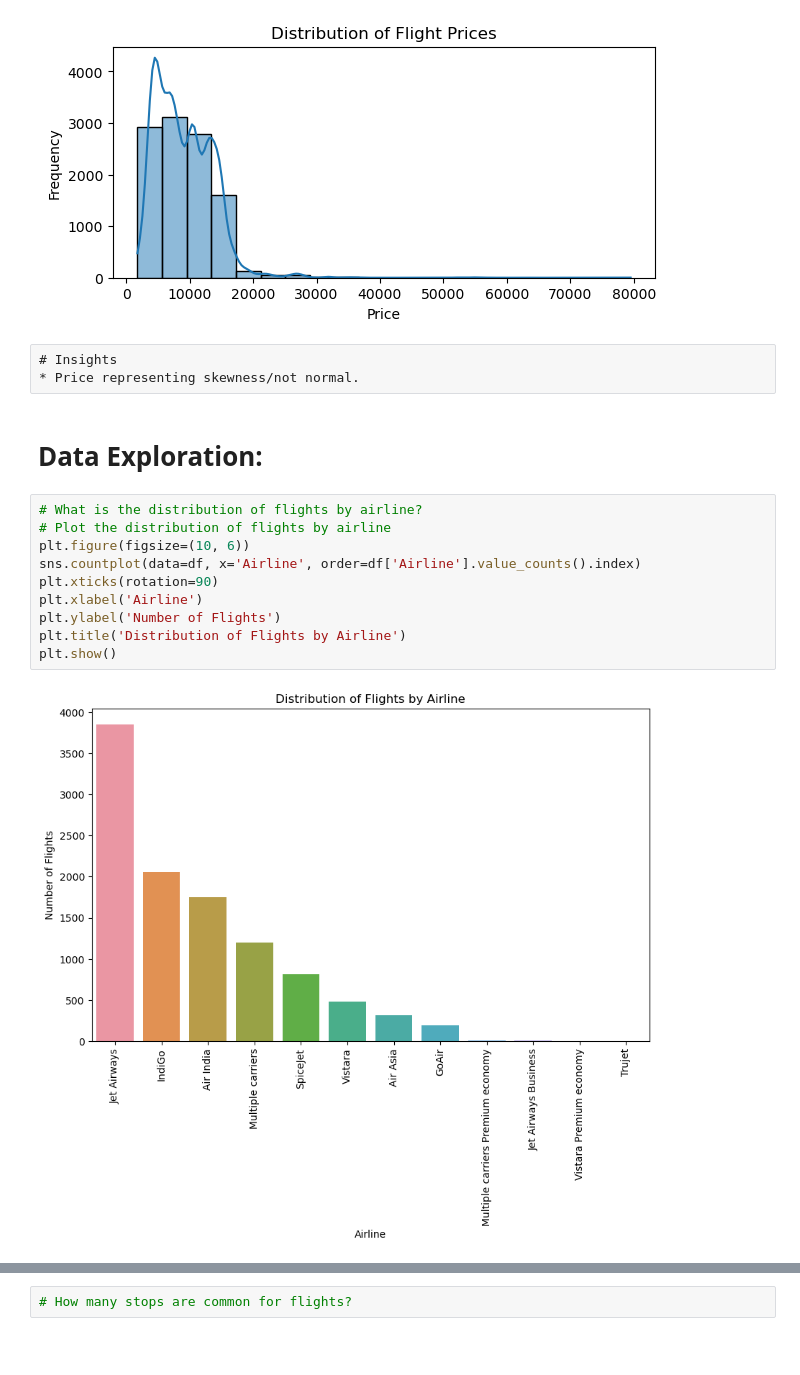
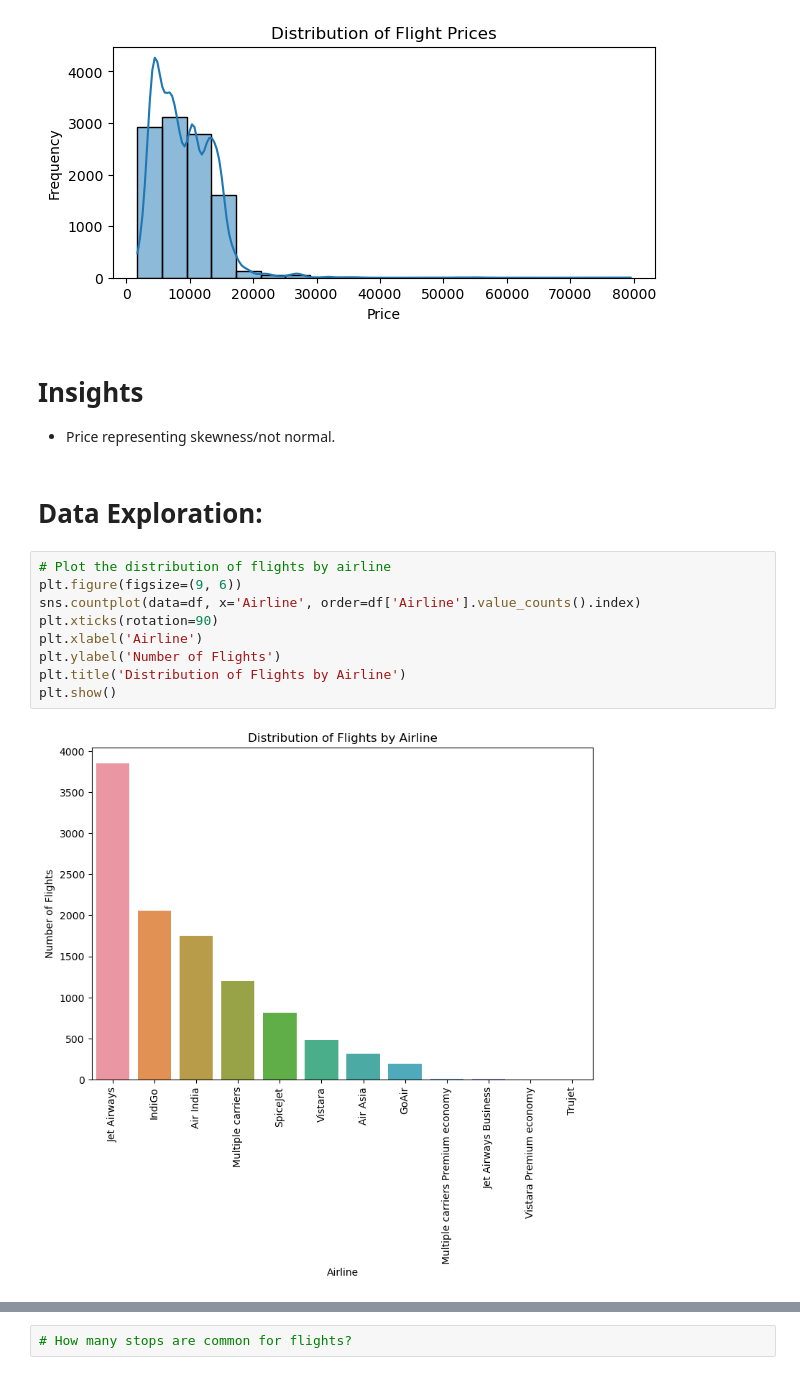
Before and after one commit to AstuceByMouna/DataScience, a Jupyter notebook: FlightPricePrediction/Linear_regression_Flight-Fare.ipynb, the cells around one changed output, grey strips where cells are left out. Cells and saved outputs as stored; diff of their text form; blank space fills up the shorter version.

```diff
--- a/FlightPricePrediction/Linear_regression_Flight-Fare.ipynb
+++ b/FlightPricePrediction/Linear_regression_Flight-Fare.ipynb
@@ -232,21 +171,20 @@ plt.title('Distribution of Flight Prices')
 plt.show()
 # %% [output]
 [figure]
-# %% [raw]
-# Insights
-* Price representing skewness/not normal.
+# %% [markdown]
+# Insights
+* Price representing skewness/not normal.
 # %% [markdown]
 # Data Exploration:
 # %%
-# What is the distribution of flights by airline?
 # Plot the distribution of flights by airline
-plt.figure(figsize=(10, 6))
+plt.figure(figsize=(9, 6))
 sns.countplot(data=df, x='Airline', order=df['Airline'].value_counts().index)
 plt.xticks(rotation=90)
 plt.xlabel('Airline')
 plt.ylabel('Number of Flights')
 plt.title('Distribution of Flights by Airline')
 plt.show()
 # %% [output]
-[figure, old version]
+[figure, new version]
 # %%
```
Also changed, not shown: parts of 13 cells of this notebook.
